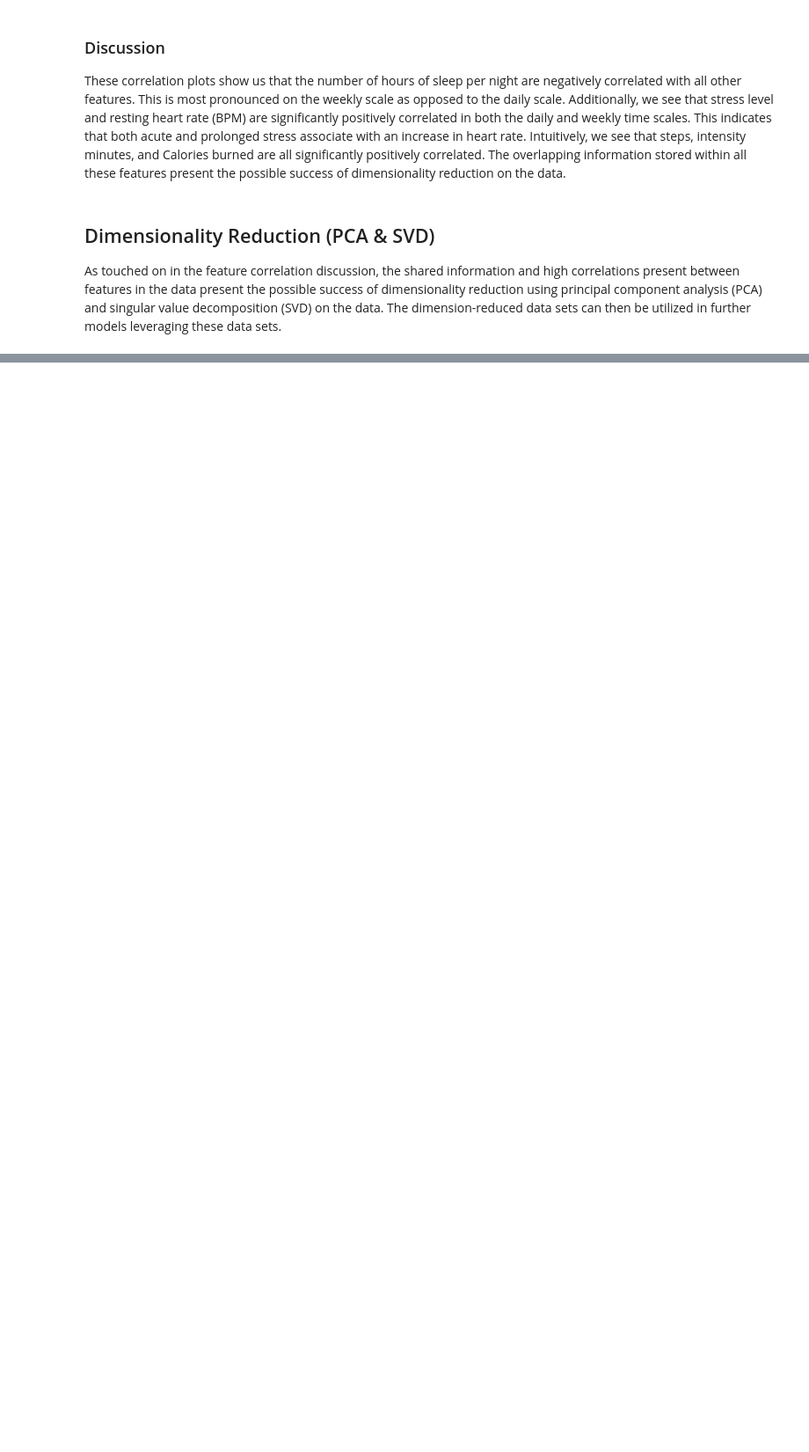
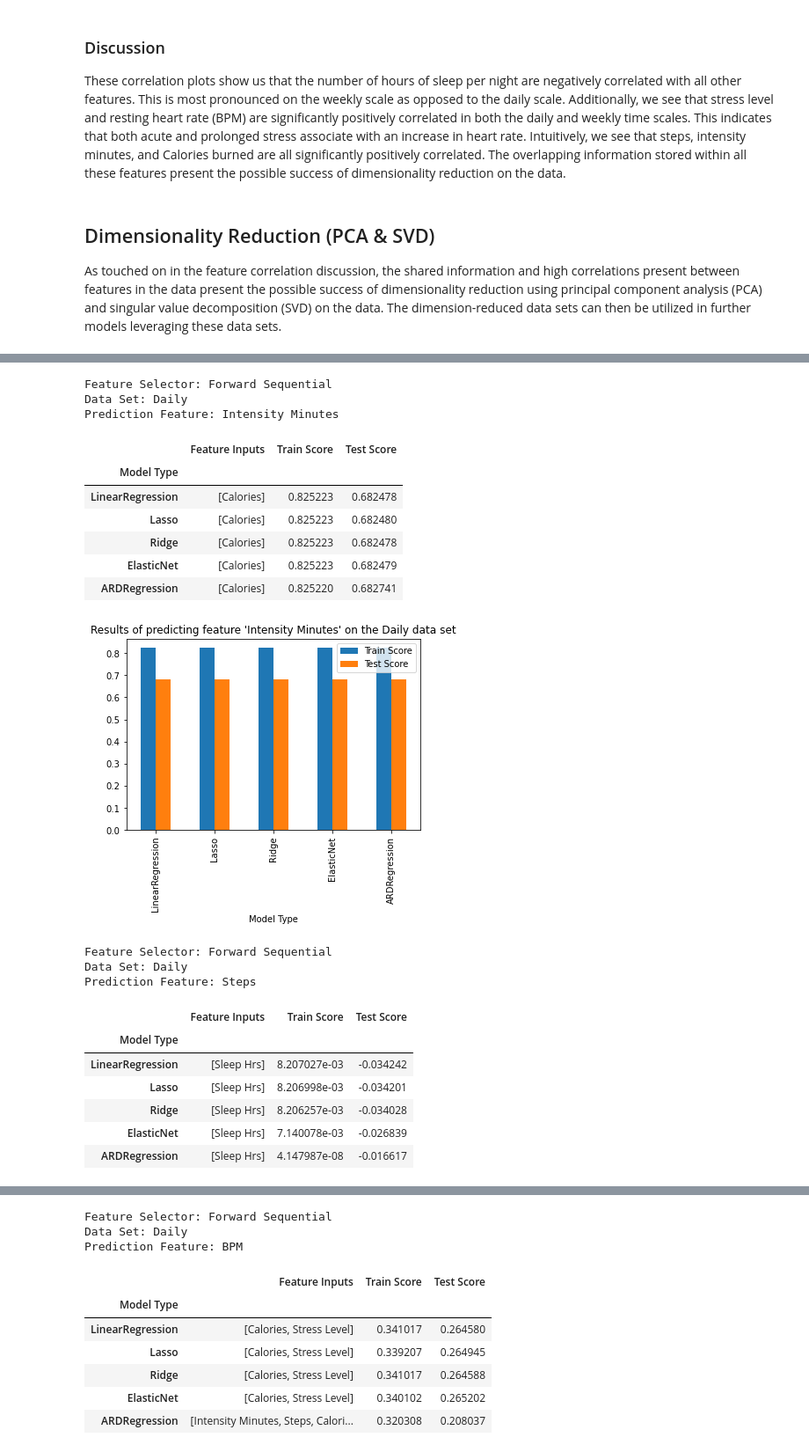
Before and after one commit to jace-kline/math582-finalproject, a Jupyter notebook: notebook.ipynb, the cells around one changed output, grey strips where cells are left out. Shown at 88% size. Saved outputs shown, nothing was run; the diff lists cells and outputs as text; code cells hidden in the pictures; blank space fills up the shorter version.

Commit message:
Added regression analysis. Next is clustering

```diff
--- a/notebook.ipynb
+++ b/notebook.ipynb
@@ -192,0 +237,52 @@ SVD vs PCA on the Weekly data set:
+# %%
+# The SciKit Learn regression models to test
+model_labels = ["LinearRegression", "Lasso", "Ridge", "ElasticNet", "ARDRegression"]
+models = [LinearRegression(), Lasso(), Ridge(), ElasticNet(), ARDRegression()]
+
+# output the results of running all of the above regression models on the input data set and target feature
+def regression_tests(df, df_lbl, y_feature):
+    results = []
+
+    for model, lbl in zip(models, model_labels):
+        X, y = split_dataset(df, y_feature)
+        ftrs, train_score, test_score = evaluate_regression(X, y, model)
+        results.append((lbl, ftrs, train_score, test_score))
+
+    res_table = pd.DataFrame(results, columns=['Model Type', 'Feature Inputs', 'Train Score', 'Test Score']).set_index('Model Type')
+    print("Feature Selector: Forward Sequential")
+    print(f"Data Set: {df_lbl}")
+    print(f"Prediction Feature: {y_feature}")
+    display(res_table)
+    res_table[['Train Score', 'Test Score']].plot(
+        kind='bar',
+        title=f"Results of predicting feature '{y_feature}' on the {df_lbl} data set"
+    )
+    mp.show()
+# %%
+# Iterate over the data sets
+for df, lbl in zip(datasets, dataset_labels):
+    # For each data set, perform regression tests on each of the features
+    for y_feature in list(df.columns):
+        regression_tests(df, lbl, y_feature)
+# %% [output]
+Feature Selector: Forward Sequential
+Data Set: Daily
+Prediction Feature: Intensity Minutes
+|  | Feature Inputs | Train Score | Test Score |
+| Model Type |  |  |  |
+| LinearRegression | [Calories] | 0.825223 | 0.682478 |
+| Lasso | [Calories] | 0.825223 | 0.682480 |
+| Ridge | [Calories] | 0.825223 | 0.682478 |
+| ElasticNet | [Calories] | 0.825223 | 0.682479 |
+| ARDRegression | [Calories] | 0.825220 | 0.682741 |
+[figure, added]
+Feature Selector: Forward Sequential
+Data Set: Daily
+Prediction Feature: Steps
+|  | Feature Inputs | Train Score | Test Score |
+| Model Type |  |  |  |
+| LinearRegression | [Sleep Hrs] | 8.207027e-03 | -0.034242 |
+| Lasso | [Sleep Hrs] | 8.206998e-03 | -0.034201 |
+| Ridge | [Sleep Hrs] | 8.206257e-03 | -0.034028 |
+| ElasticNet | [Sleep Hrs] | 7.140078e-03 | -0.026839 |
+| ARDRegression | [Sleep Hrs] | 4.147987e-08 | -0.016617 |
@@ -192,0 +290,10 @@ SVD vs PCA on the Weekly data set:
+Feature Selector: Forward Sequential
+Data Set: Daily
+Prediction Feature: BPM
+|  | Feature Inputs | Train Score | Test Score |
+| Model Type |  |  |  |
+| LinearRegression | [Calories, Stress Level] | 0.341017 | 0.264580 |
+| Lasso | [Calories, Stress Level] | 0.339207 | 0.264945 |
+| Ridge | [Calories, Stress Level] | 0.341017 | 0.264588 |
+| ElasticNet | [Calories, Stress Level] | 0.340102 | 0.265202 |
+| ARDRegression | [Intensity Minutes, Steps, Calori... | 0.320308 | 0.208037 |
```
Also changed, not shown: parts of 10 cells of this notebook.
